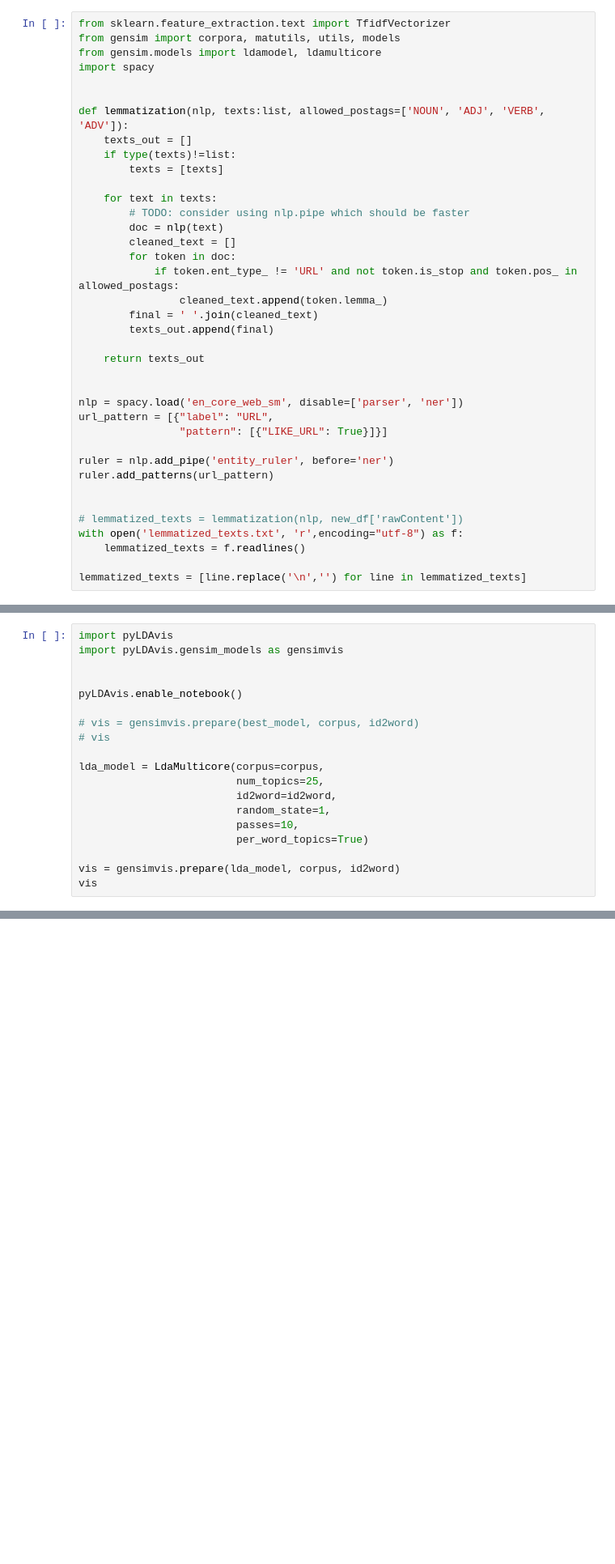
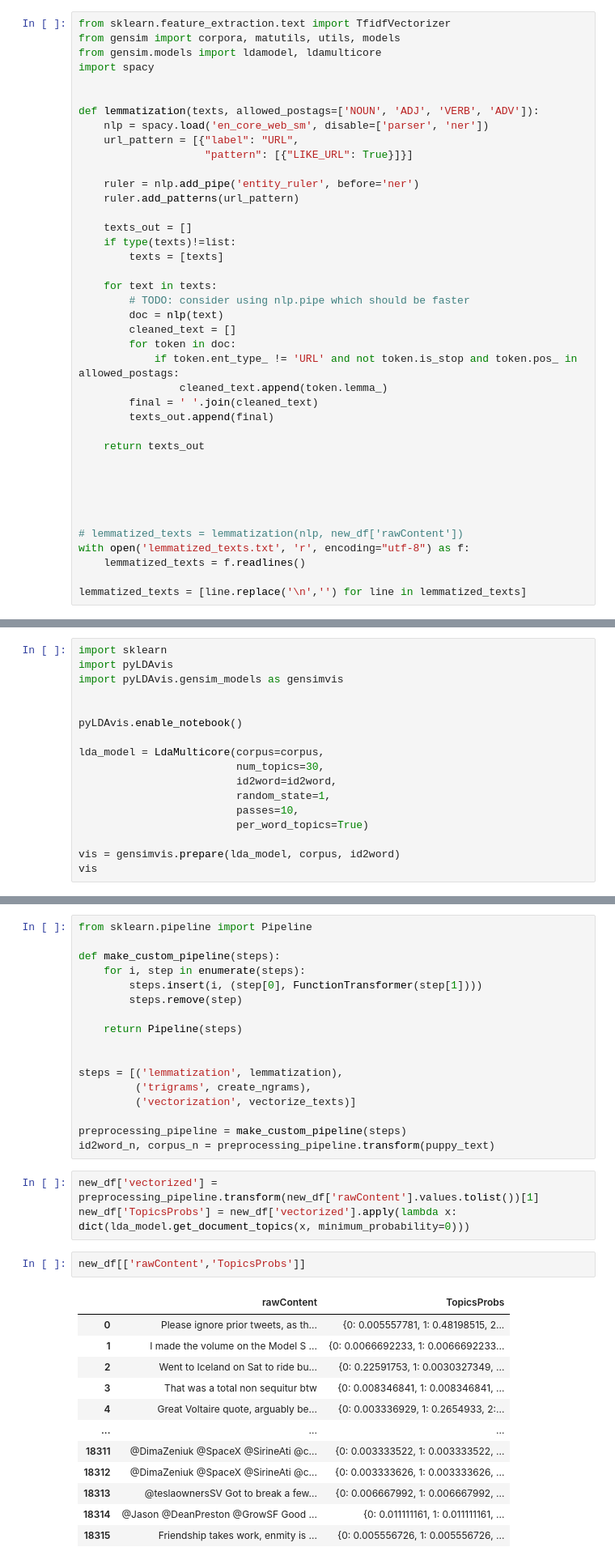
Before and after one commit to Mierva/ElonsCryptoEffect, a Jupyter notebook: main.ipynb, the cells around one changed output, grey strips where cells are left out. Shown: that part at 81% size. Saved outputs shown, nothing was run; the diff lists cells and outputs as text; blank space fills up the shorter version.

Commit message:
created pipeline for new data and labeled input table with topics

```diff
--- a/main.ipynb
+++ b/main.ipynb
@@ -122,7 +122,14 @@ from gensim.models import ldamodel, ldamulticore
 import spacy
 
 
-def lemmatization(nlp, texts:list, allowed_postags=['NOUN', 'ADJ', 'VERB', 'ADV']):
+def lemmatization(texts, allowed_postags=['NOUN', 'ADJ', 'VERB', 'ADV']):
+    nlp = spacy.load('en_core_web_sm', disable=['parser', 'ner'])
+    url_pattern = [{"label": "URL",
+                    "pattern": [{"LIKE_URL": True}]}]
+
+    ruler = nlp.add_pipe('entity_ruler', before='ner')
+    ruler.add_patterns(url_pattern)
+
     texts_out = []
     if type(texts)!=list:
         texts = [texts]
@@ -140,16 +147,11 @@ def lemmatization(nlp, texts:list, allowed_postags=['NOUN', 'ADJ', 'VERB', 'ADV'
     return texts_out
 
 
-nlp = spacy.load('en_core_web_sm', disable=['parser', 'ner'])
-url_pattern = [{"label": "URL",
-                "pattern": [{"LIKE_URL": True}]}]
 
-ruler = nlp.add_pipe('entity_ruler', before='ner')
-ruler.add_patterns(url_pattern)
 
 
 # lemmatized_texts = lemmatization(nlp, new_df['rawContent'])
-with open('lemmatized_texts.txt', 'r',encoding="utf-8") as f:
+with open('lemmatized_texts.txt', 'r', encoding="utf-8") as f:
     lemmatized_texts = f.readlines()
 
 lemmatized_texts = [line.replace('\n','') for line in lemmatized_texts]
@@ -253,17 +255,15 @@ params_grid = {'corpus':corpus,
 
 # lda_models_scores = bayesian_tuning(LdaMulticore, params_grid, texts, verbose=True)
 # %%
+import sklearn
 import pyLDAvis
 import pyLDAvis.gensim_models as gensimvis
 
 
 pyLDAvis.enable_notebook()
 
-# vis = gensimvis.prepare(best_model, corpus, id2word)
-# vis
-
 lda_model = LdaMulticore(corpus=corpus,
-                         num_topics=25,
+                         num_topics=30,
                          id2word=id2word,
                          random_state=1,
                          passes=10,
@@ -340,0 +308,35 @@ TypeError: lemmatization() got multiple values for argument 'nlp'
+# %%
+from sklearn.pipeline import Pipeline
+
+def make_custom_pipeline(steps):
+    for i, step in enumerate(steps):
+        steps.insert(i, (step[0], FunctionTransformer(step[1])))
+        steps.remove(step)
+
+    return Pipeline(steps)
+
+
+steps = [('lemmatization', lemmatization),
+         ('trigrams', create_ngrams),
+         ('vectorization', vectorize_texts)]
+
+preprocessing_pipeline = make_custom_pipeline(steps)
+id2word_n, corpus_n = preprocessing_pipeline.transform(puppy_text)
+# %%
+new_df['vectorized'] = preprocessing_pipeline.transform(new_df['rawContent'].values.tolist())[1]
+new_df['TopicsProbs'] = new_df['vectorized'].apply(lambda x: dict(lda_model.get_document_topics(x, minimum_probability=0)))
+# %%
+new_df[['rawContent','TopicsProbs']]
+# %% [output]
+|  | rawContent | TopicsProbs |
+| 0 | Please ignore prior tweets, as th... | {0: 0.005557781, 1: 0.48198515, 2... |
+| 1 | I made the volume on the Model S ... | {0: 0.0066692233, 1: 0.0066692233... |
+| 2 | Went to Iceland on Sat to ride bu... | {0: 0.22591753, 1: 0.0030327349, ... |
+| 3 | That was a total non sequitur btw | {0: 0.008346841, 1: 0.008346841, ... |
+| 4 | Great Voltaire quote, arguably be... | {0: 0.003336929, 1: 0.2654933, 2:... |
+| ... | ... | ... |
+| 18311 | @DimaZeniuk @SpaceX @SirineAti @c... | {0: 0.003333522, 1: 0.003333522, ... |
+| 18312 | @DimaZeniuk @SpaceX @SirineAti @c... | {0: 0.003333626, 1: 0.003333626, ... |
+| 18313 | @teslaownersSV Got to break a few... | {0: 0.006667992, 1: 0.006667992, ... |
+| 18314 | @Jason @DeanPreston @GrowSF Good ... | {0: 0.011111161, 1: 0.011111161, ... |
+| 18315 | Friendship takes work, enmity is ... | {0: 0.005556726, 1: 0.005556726, ... |
```
Also changed, not shown: parts of 7 cells of this notebook.
